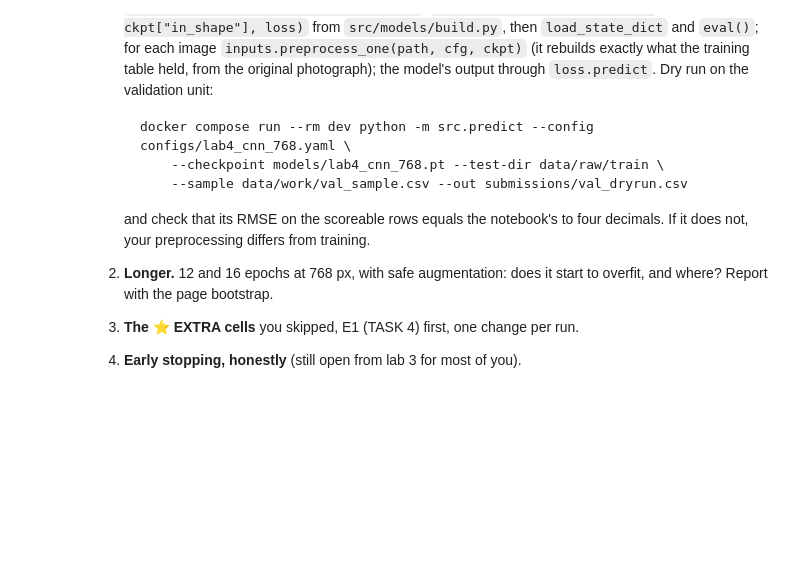
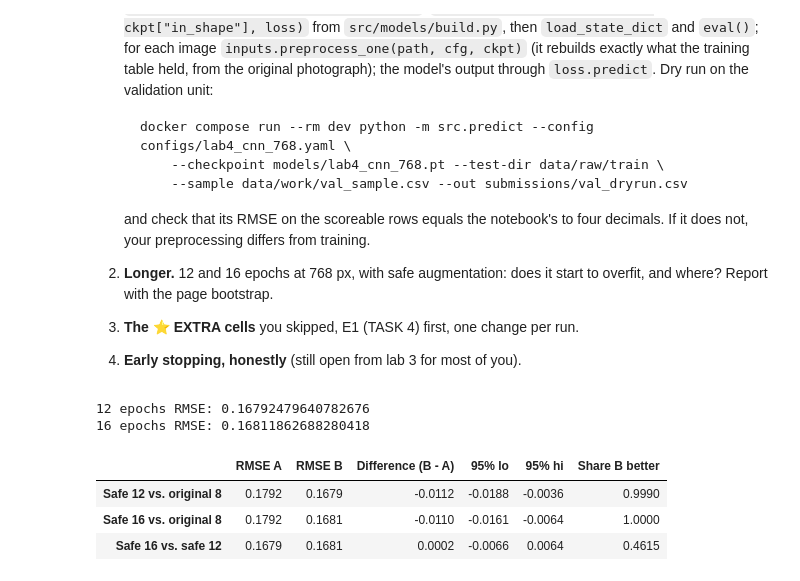
Before and after one commit to rras004/dl2026-docphoto, a Jupyter notebook: notebooks/lab4_cnn.ipynb, the cells around one changed output. Saved outputs shown, nothing was run; the diff lists cells and outputs as text; code cells hidden in the pictures; blank space fills up the shorter version.

Commit message:
Lab 4 homework: longer training and page bootstrap

```diff
--- a/notebooks/lab4_cnn.ipynb
+++ b/notebooks/lab4_cnn.ipynb
@@ -826,3 +826,73 @@ runs and their configs are in W&B.
    start to overfit, and where? Report with the page bootstrap.
 3. **The ⭐ EXTRA cells** you skipped, E1 (TASK 4) first, one change per run.
 4. **Early stopping, honestly** (still open from lab 3 for most of you).
+# %%
+import torch
+import numpy as np
+from src.models.build import build_model
+from src.losses import from_state
+
+def checkpoint_predictions(name):
+    ckpt = torch.load(
+        config.ROOT / "models" / f"{name}.pt",
+        map_location="cpu",
+        weights_only=False
+    )
+
+    loss = from_state(ckpt["loss_state"])
+    model = build_model(ckpt["config"], ckpt["in_shape"], loss)
+    model.load_state_dict(ckpt["state_dict"])
+    model.eval()
+
+    sc = ckpt["scaler"]
+    predictions = []
+
+    with torch.no_grad():
+        for start in range(0, len(val_idx), 32):
+            idx = val_idx[start:start + 32]
+            x = torch.from_numpy(X768[idx]).float() / 255.0
+            x = (x - sc["mean"]) / sc["scale"]
+
+            pred = loss.predict(model(x))
+            predictions.append(pred.cpu().numpy().reshape(-1))
+
+    return np.concatenate(predictions)
+
+
+pred12 = checkpoint_predictions("lab4_cnn_768_safe12")
+pred16 = checkpoint_predictions("lab4_cnn_768_safe16")
+
+print("12 epochs RMSE:", evaluate.rmse(y_val[ok], pred12[ok]))
+print("16 epochs RMSE:", evaluate.rmse(y_val[ok], pred16[ok]))
+# %% [output]
+12 epochs RMSE: 0.16792479640782676
+16 epochs RMSE: 0.16811862688280418
+# %%
+comparisons = [
+    ("Safe 12 vs. original 8", run_b["val_pred"], pred12),
+    ("Safe 16 vs. original 8", run_b["val_pred"], pred16),
+    ("Safe 16 vs. safe 12", pred12, pred16)
+]
+
+table = {}
+
+for name, a, b in comparisons:
+    bs = evaluate.page_bootstrap(
+        y_val[ok], a[ok], b[ok], pages[ok]
+    )
+
+    table[name] = {
+        "RMSE A": bs["rmse_a"],
+        "RMSE B": bs["rmse_b"],
+        "Difference (B - A)": bs["diff"],
+        "95% lo": bs["lo"],
+        "95% hi": bs["hi"],
+        "Share B better": bs["share_b_better"]
+    }
+
+display(pd.DataFrame(table).T.round(4))
+# %% [output]
+|  | RMSE A | RMSE B | Difference (B - A) | 95% lo | 95% hi | Share B better |
+| Safe 12 vs. original 8 | 0.1792 | 0.1679 | -0.0112 | -0.0188 | -0.0036 | 0.9990 |
+| Safe 16 vs. original 8 | 0.1792 | 0.1681 | -0.0110 | -0.0161 | -0.0064 | 1.0000 |
+| Safe 16 vs. safe 12 | 0.1679 | 0.1681 | 0.0002 | -0.0066 | 0.0064 | 0.4615 |
```
Also changed, not shown: parts of 1 cell of this notebook, 2 other files.
